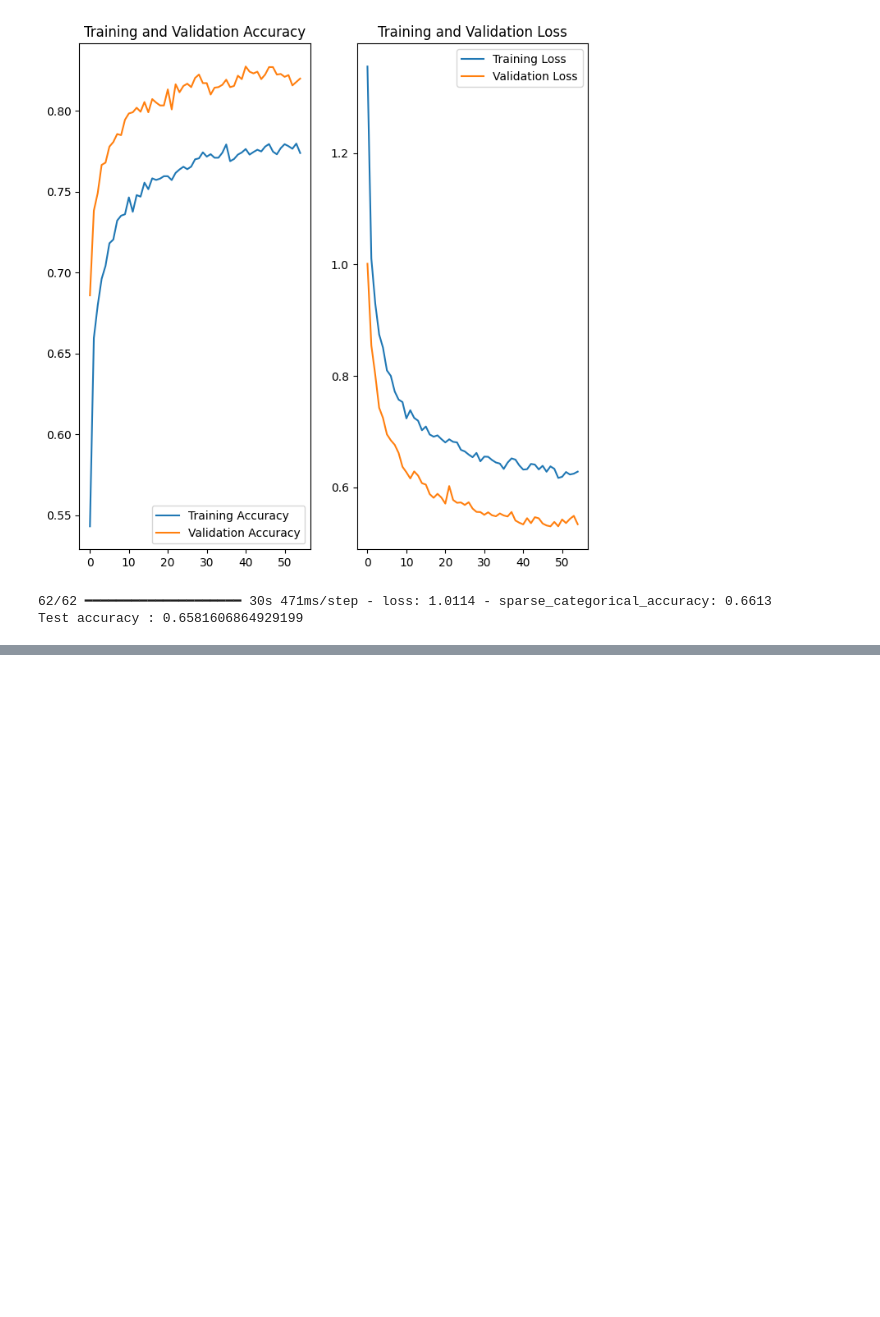
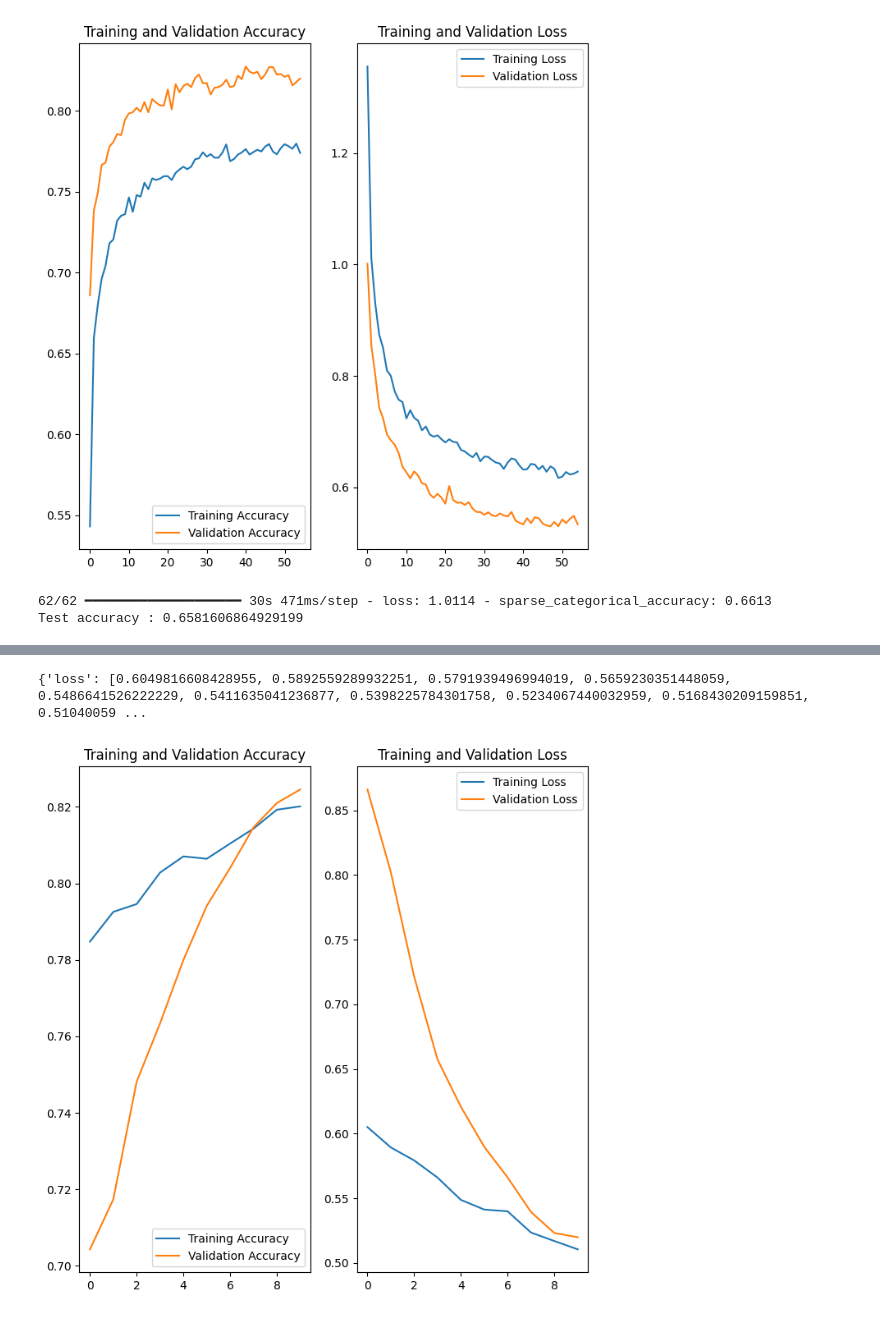
Before and after one commit to CatUnderTheLeaf/CV-stuff, a Jupyter notebook: image_classification/classification_kitti_keras3.ipynb, the cells around one changed output, grey strips where cells are left out. Cells and saved outputs as stored; diff of their text form; code cells hidden in the pictures; blank space fills up the shorter version.

```diff
--- a/image_classification/classification_kitti_keras3.ipynb
+++ b/image_classification/classification_kitti_keras3.ipynb
@@ -291,3 +289,5 @@ print('Test accuracy :', accuracy)
 # %% [output]
 62/62 ━━━━━━━━━━━━━━━━━━━━ 30s 471ms/step - loss: 1.0114 - sparse_categorical_accuracy: 0.6613
 Test accuracy : 0.6581606864929199
+# %%
+loaded_model = keras.saving.load_model(os.path.join(os.getcwd(), "models", "model_kitti_sgd_55ep.keras"))
@@ -293,0 +364,3 @@ Test accuracy : 0.6581606864929199
+# %%
+model_fine_tune = loaded_model
+model_fine_tune.summary(show_trainable=True)
@@ -294,16 +390,19 @@ Test accuracy : 0.6581606864929199
+# %%
+
+my_callbacks = [
+    keras.callbacks.EarlyStopping(patience=7),
+    keras.callbacks.TensorBoard(log_dir='./logs'),
+    keras.callbacks.CSVLogger('./logs/fine-tuning.log', append=True),
+]
+fine_tune_epochs = 10
+total_epochs = 55 + fine_tune_epochs
 # %%
-model_sgd = model
-model_sgd.compile(
-    optimizer=keras.optimizers.SGD(),
+model_fine_tune.compile(
+    optimizer=keras.optimizers.Adam(1e-5),
     loss=keras.losses.SparseCategoricalCrossentropy(),
     metrics=[keras.metrics.SparseCategoricalAccuracy()],
 )
-
-my_callbacks = [
-    keras.callbacks.EarlyStopping(patience=5),
-    keras.callbacks.TensorBoard(log_dir='./logs'),
-]
-
-epochs = 20
-print("Fitting the top layer of the model")
-history_sgd = model_sgd.fit(train_batched_dataset, epochs=epochs, validation_data=valid_batched_dataset, callbacks=my_callbacks)
+print("Fitting the end-to-end model")
+model_fine_tune.fit(train_batched_dataset, epochs=total_epochs,
+                         initial_epoch=55, validation_data=valid_batched_dataset,
+                         callbacks=my_callbacks)
@@ -309,0 +428,8 @@ history_sgd = model_sgd.fit(train_batched_dataset, epochs=epochs, validation_dat
+# %%
+print(model_fine_tune.history.history)
+# %% [output]
+{'loss': [0.6049816608428955, 0.5892559289932251, 0.5791939496994019, 0.5659230351448059, 0.5486641526222229, 0.5411635041236877, 0.5398225784301758, 0.5234067440032959, 0.5168430209159851, 0.51040059 ...
+# %%
+plot_hist(model_fine_tune.history.history)
+# %% [output]
+[figure, added]
```
Also changed, not shown: parts of 30 cells of this notebook, 1 other file.
